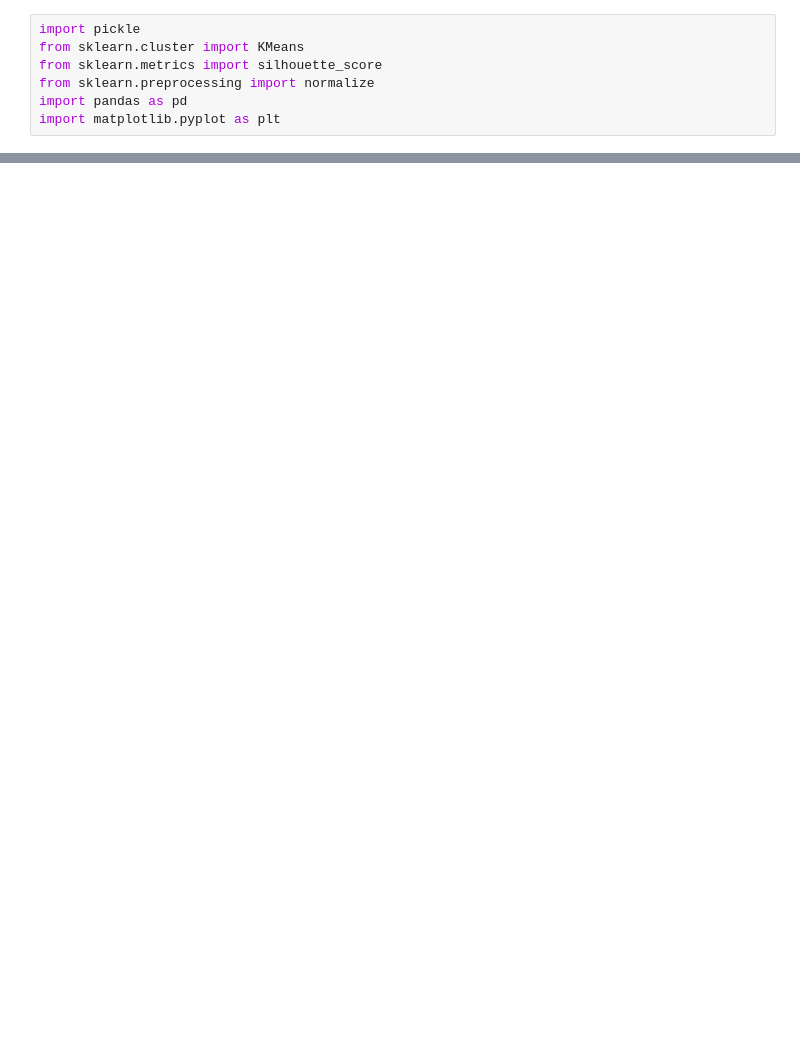
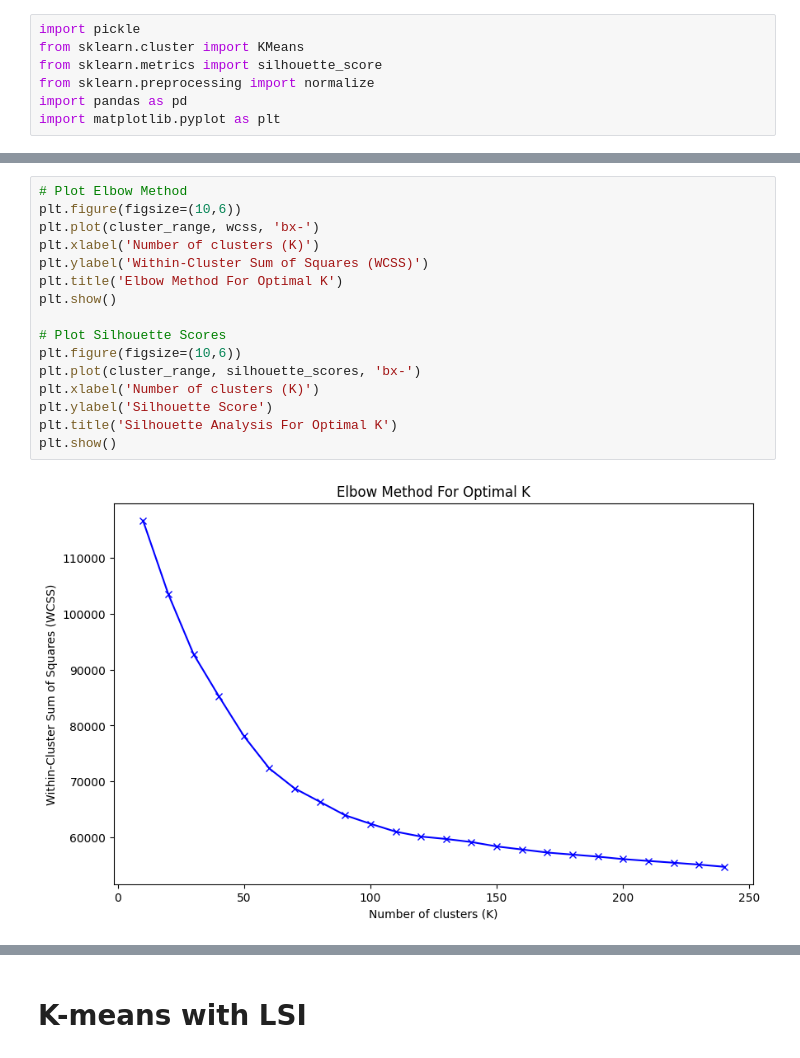
Before and after one commit to pompos02/-Greek_Parliament_Information_Retrieval_1989_2024, a Jupyter notebook: find_optimal_clustering.ipynb, the cells around one changed output, grey strips where cells are left out. Cells and saved outputs as stored; diff of their text form; blank space fills up the shorter version.

```diff
--- a/find_optimal_clustering.ipynb
+++ b/find_optimal_clustering.ipynb
@@ -19,0 +61,18 @@ lsi_vectors_normalized = normalize(lsi_vectors)
+# %%
+# Plot Elbow Method
+plt.figure(figsize=(10,6))
+plt.plot(cluster_range, wcss, 'bx-')
+plt.xlabel('Number of clusters (K)')
+plt.ylabel('Within-Cluster Sum of Squares (WCSS)')
+plt.title('Elbow Method For Optimal K')
+plt.show()
+
+# Plot Silhouette Scores
+plt.figure(figsize=(10,6))
+plt.plot(cluster_range, silhouette_scores, 'bx-')
+plt.xlabel('Number of clusters (K)')
+plt.ylabel('Silhouette Score')
+plt.title('Silhouette Analysis For Optimal K')
+plt.show()
+# %% [output]
+[figure, added]
@@ -20,3 +80,5 @@ lsi_vectors_normalized = normalize(lsi_vectors)
+# %% [markdown]
+# K-means with LSI
 # %%
 # Define the range for number of clusters
 cluster_range = range(10, 250, 10)  # From 10 to 100 clusters
```
Also changed, not shown: parts of 6 cells of this notebook, 2 other files.
